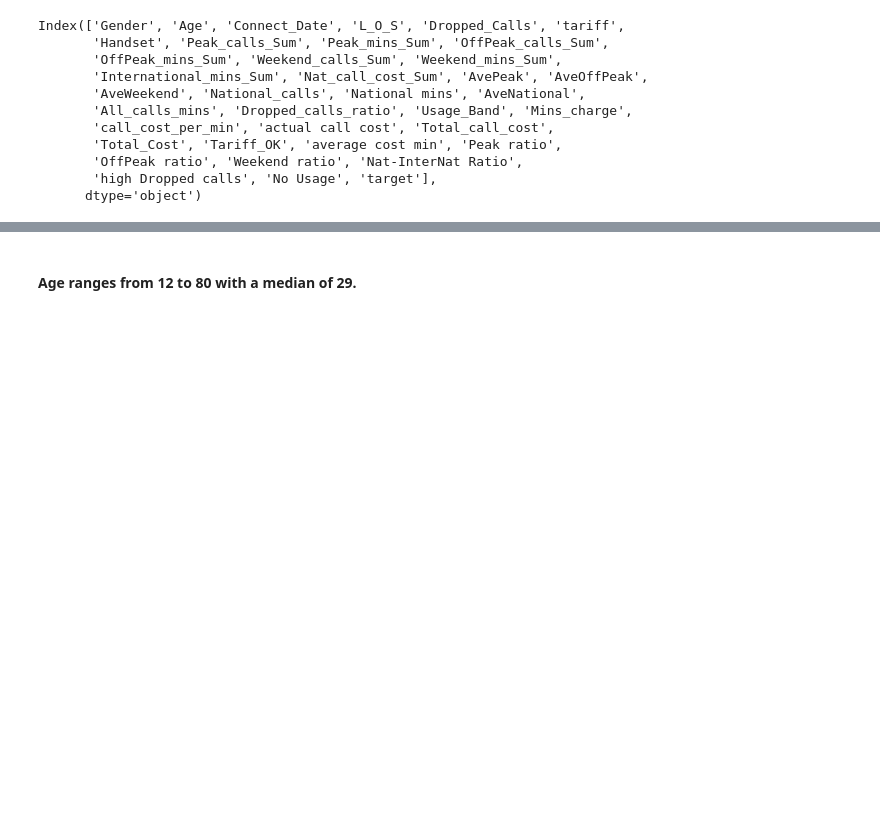
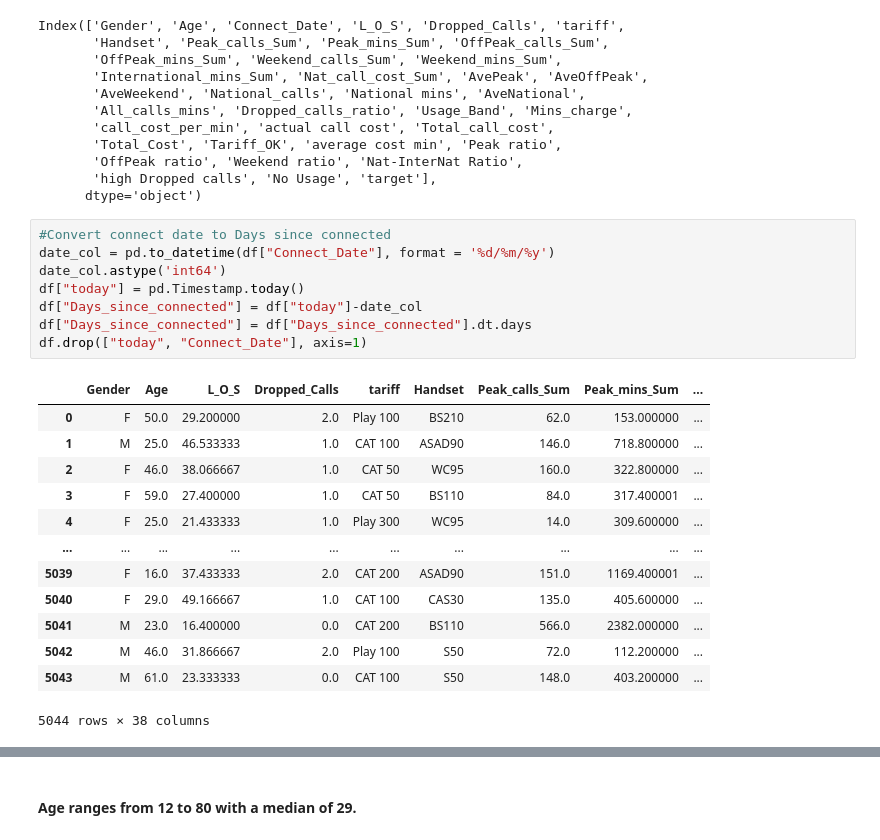
Before and after one commit to WardDeb/Advanced_analytics_KUL, a Jupyter notebook: Assignment1.ipynb, the cells around one changed output, grey strips where cells are left out. Drawn from its saved outputs; the diff is of its cells as text; blank space fills up the shorter version.

```diff
--- a/Assignment1.ipynb
+++ b/Assignment1.ipynb
@@ -60,5 +59,27 @@ Index(['Gender', 'Age', 'Connect_Date', 'L_O_S', 'Dropped_Calls', 'tariff',
        'OffPeak ratio', 'Weekend ratio', 'Nat-InterNat Ratio',
        'high Dropped calls', 'No Usage', 'target'],
       dtype='object')
+# %%
+#Convert connect date to Days since connected
+date_col = pd.to_datetime(df["Connect_Date"], format = '%d/%m/%y')
+date_col.astype('int64')
+df["today"] = pd.Timestamp.today()
+df["Days_since_connected"] = df["today"]-date_col
+df["Days_since_connected"] = df["Days_since_connected"].dt.days
+df.drop(["today", "Connect_Date"], axis=1)
+# %% [output]
+|  | Gender | Age | L_O_S | Dropped_Calls | tariff | Handset | Peak_calls_Sum | Peak_mins_Sum | ... |
+| 0 | F | 50.0 | 29.200000 | 2.0 | Play 100 | BS210 | 62.0 | 153.000000 | ... |
+| 1 | M | 25.0 | 46.533333 | 1.0 | CAT 100 | ASAD90 | 146.0 | 718.800000 | ... |
+| 2 | F | 46.0 | 38.066667 | 1.0 | CAT 50 | WC95 | 160.0 | 322.800000 | ... |
+| 3 | F | 59.0 | 27.400000 | 1.0 | CAT 50 | BS110 | 84.0 | 317.400001 | ... |
+| 4 | F | 25.0 | 21.433333 | 1.0 | Play 300 | WC95 | 14.0 | 309.600000 | ... |
+| ... | ... | ... | ... | ... | ... | ... | ... | ... | ... |
+| 5039 | F | 16.0 | 37.433333 | 2.0 | CAT 200 | ASAD90 | 151.0 | 1169.400001 | ... |
+| 5040 | F | 29.0 | 49.166667 | 1.0 | CAT 100 | CAS30 | 135.0 | 405.600000 | ... |
+| 5041 | M | 23.0 | 16.400000 | 0.0 | CAT 200 | BS110 | 566.0 | 2382.000000 | ... |
+| 5042 | M | 46.0 | 31.866667 | 2.0 | Play 100 | S50 | 72.0 | 112.200000 | ... |
+| 5043 | M | 61.0 | 23.333333 | 0.0 | CAT 100 | S50 | 148.0 | 403.200000 | ... |
+5044 rows × 38 columns
 # %%
 #Create lists of the attributes that are continuous and categorical
```
Also changed, not shown: parts of 10 cells of this notebook, 2 other files.
